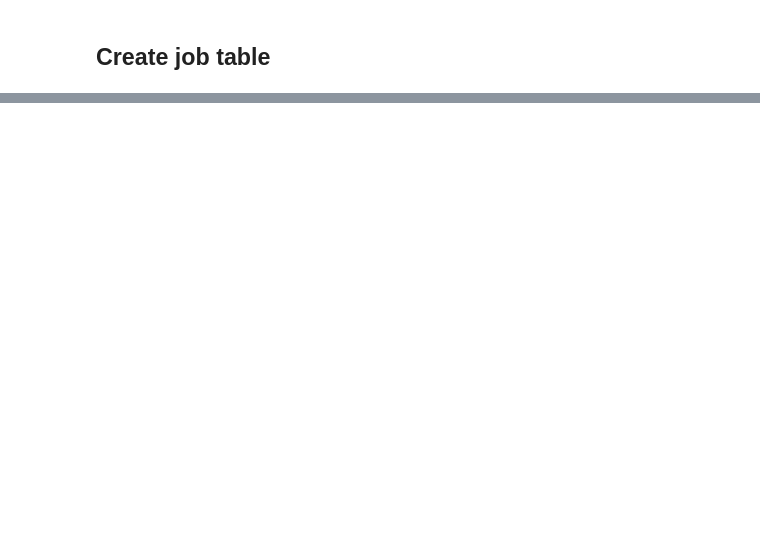
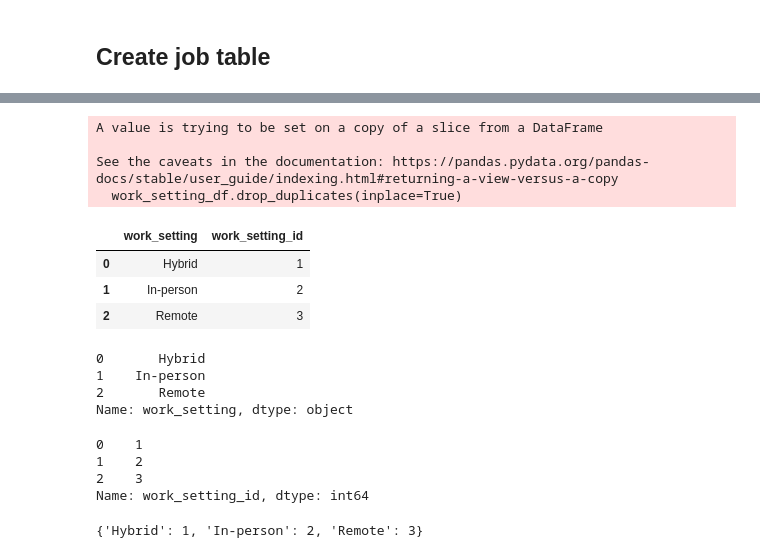
Before and after one commit to johann1043/Data-Science-Quest, a Jupyter notebook: clean_data.ipynb, the cells around one changed output, grey strips where cells are left out. Drawn from its saved outputs; the diff is of its cells as text; code cells hidden in the pictures; blank space fills up the shorter version.

```diff
--- a/clean_data.ipynb
+++ b/clean_data.ipynb
@@ -182,0 +711,43 @@ clean_data_df
+# %%
+work_setting_df.drop_duplicates(inplace=True)
+# %% [output]
+A value is trying to be set on a copy of a slice from a DataFrame
+
+See the caveats in the documentation: https://pandas.pydata.org/pandas-docs/stable/user_guide/indexing.html#returning-a-view-versus-a-copy
+  work_setting_df.drop_duplicates(inplace=True)
+# %%
+work_setting_df.reset_index(inplace=True,drop=True)
+# %%
+work_setting_df = work_setting_df.sort_values(by='work_setting')
+# %%
+work_setting_df.reset_index(inplace=True,drop=True)
+# %%
+work_setting_df['work_setting_id'] = list(range(1,len(work_setting_df)+1))
+# %%
+work_setting_df
+# %% [output]
+|  | work_setting | work_setting_id |
+| 0 | Hybrid | 1 |
+| 1 | In-person | 2 |
+| 2 | Remote | 3 |
+# %%
+work_setting = work_setting_df['work_setting']
+work_setting
+# %% [output]
+0       Hybrid
+1    In-person
+2       Remote
+Name: work_setting, dtype: object
+# %%
+work_setting_id = work_setting_df['work_setting_id']
+work_setting_id
+# %% [output]
+0    1
+1    2
+2    3
+Name: work_setting_id, dtype: int64
+# %%
+work_setting_mapping = dict(zip(work_setting,work_setting_id))
+work_setting_mapping
+# %% [output]
+{'Hybrid': 1, 'In-person': 2, 'Remote': 3}
```
Also changed, not shown: parts of 50 cells of this notebook, 7 other files.
